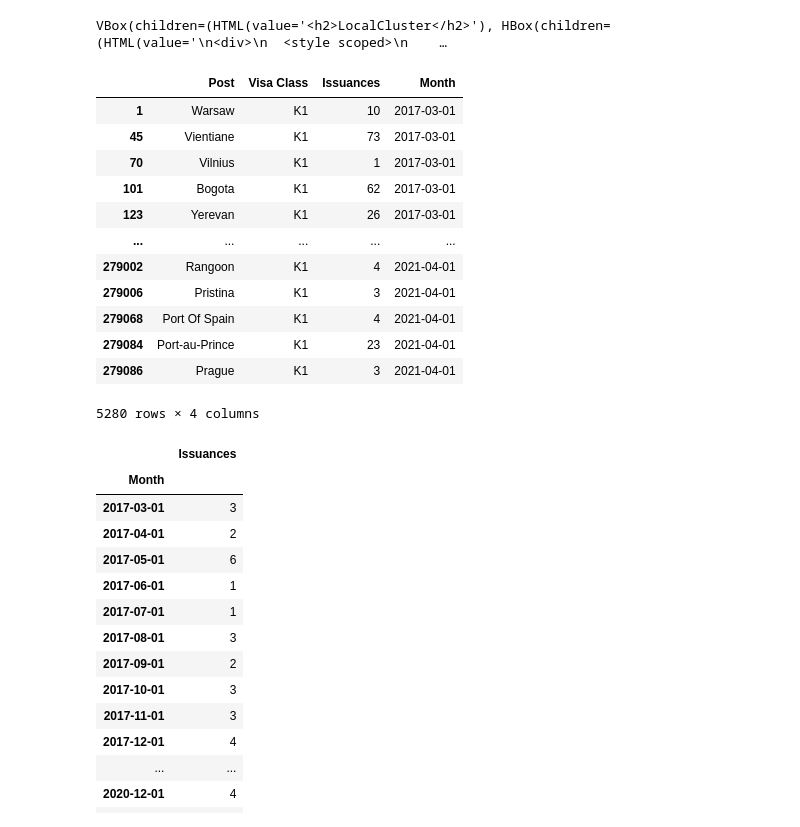
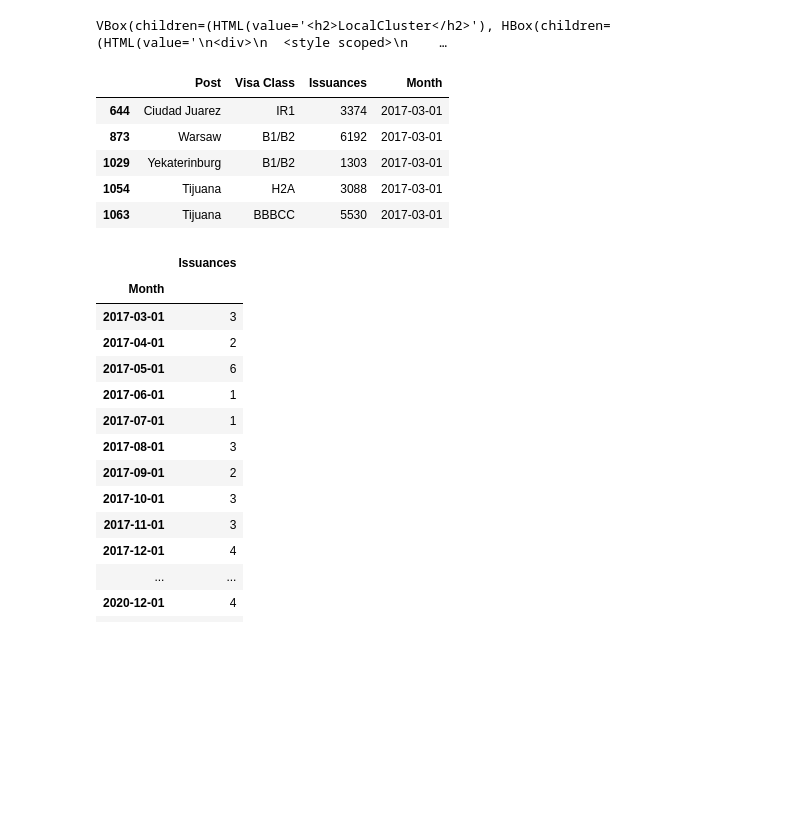
Before and after one commit to underyx/visawhen, a Jupyter notebook: data/consulates/visa-issuances.ipynb, the cells around one changed output. Saved outputs shown, nothing was run; the diff lists cells and outputs as text; code cells hidden in the pictures; blank space fills up the shorter version.

```diff
--- a/data/consulates/visa-issuances.ipynb
+++ b/data/consulates/visa-issuances.ipynb
@@ -5,7 +5,7 @@ import arrow
 from pathlib import Path
 from dask.distributed import Client, LocalCluster
 
-cluster = LocalCluster(n_workers=8, threads_per_worker=1)
+cluster = LocalCluster(n_workers=12, threads_per_worker=1)
 client = Client(cluster)  # start local workers as processes
 
 session = HTMLSession()
@@ -71,12 +71,12 @@ def process_path(path: Path, page_no: int) -> None:
     parsed = camelot.read_pdf(str(path), pages=str(page_no))
     table = parsed[0].df
     table.columns = ["Post", "Visa Class", "Issuances"]
-    table["Issuances"] = pd.to_numeric(table["Issuances"], errors='coerce', downcast="integer")
+    table["Issuances"] = pd.to_numeric(table["Issuances"].replace(r"\D", "", regex=True), errors='coerce', downcast="integer")
     table = table.replace("", pd.NA).dropna().reset_index(drop=True)
     table["Post"] = pd.Series(table["Post"], dtype="string")
     table["Visa Class"] = pd.Series(table["Visa Class"], dtype="string")
     table["Month"] = pd.Timestamp(arrow.get(path.name.replace("NIV-", "").replace("IV-", "").replace(".pdf", "")).format("YYYYMMDD"))
-    table["Issuances"] = table["Issuances"].replace(",", "").astype("uint16")
+    table["Issuances"] = table["Issuances"].astype("uint16")
     return table
 
 futures = []
@@ -110,22 +110,15 @@ PdfReadWarning: Superfluous whitespace found in object header b'208' b'0' [pdf.p
 cluster
 # %% [output]
 VBox(children=(HTML(value='<h2>LocalCluster</h2>'), HBox(children=(HTML(value='\n<div>\n  <style scoped>\n    …
-# %%
-all_months[all_months["Visa Class"] == "K1"]
-# %% [output]
-|  | Post | Visa Class | Issuances | Month |
-| 1 | Warsaw | K1 | 10 | 2017-03-01 |
-| 45 | Vientiane | K1 | 73 | 2017-03-01 |
-| 70 | Vilnius | K1 | 1 | 2017-03-01 |
-| 101 | Bogota | K1 | 62 | 2017-03-01 |
-| 123 | Yerevan | K1 | 26 | 2017-03-01 |
-| ... | ... | ... | ... | ... |
-| 279002 | Rangoon | K1 | 4 | 2021-04-01 |
-| 279006 | Pristina | K1 | 3 | 2021-04-01 |
-| 279068 | Port Of Spain | K1 | 4 | 2021-04-01 |
-| 279084 | Port-au-Prince | K1 | 23 | 2021-04-01 |
-| 279086 | Prague | K1 | 3 | 2021-04-01 |
-5280 rows × 4 columns
+# %%
+all_months[all_months["Issuances"] > 1000].head()
+# %% [output]
+|  | Post | Visa Class | Issuances | Month |
+| 644 | Ciudad Juarez | IR1 | 3374 | 2017-03-01 |
+| 873 | Warsaw | B1/B2 | 6192 | 2017-03-01 |
+| 1029 | Yekaterinburg | B1/B2 | 1303 | 2017-03-01 |
+| 1054 | Tijuana | H2A | 3088 | 2017-03-01 |
+| 1063 | Tijuana | BBBCC | 5530 | 2017-03-01 |
 # %%
 all_months.to_pickle("all_months.pkl")
 # %%
```
Also changed, not shown: parts of 1 cell of this notebook, 3 other files.
